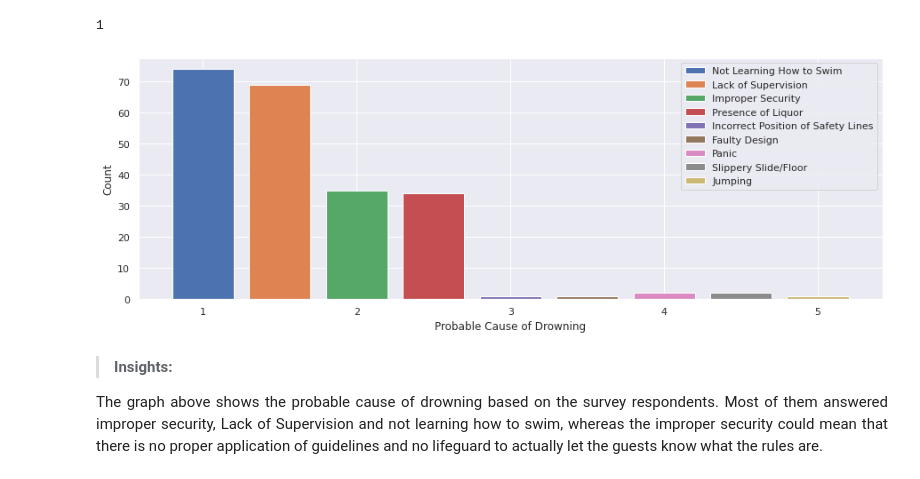
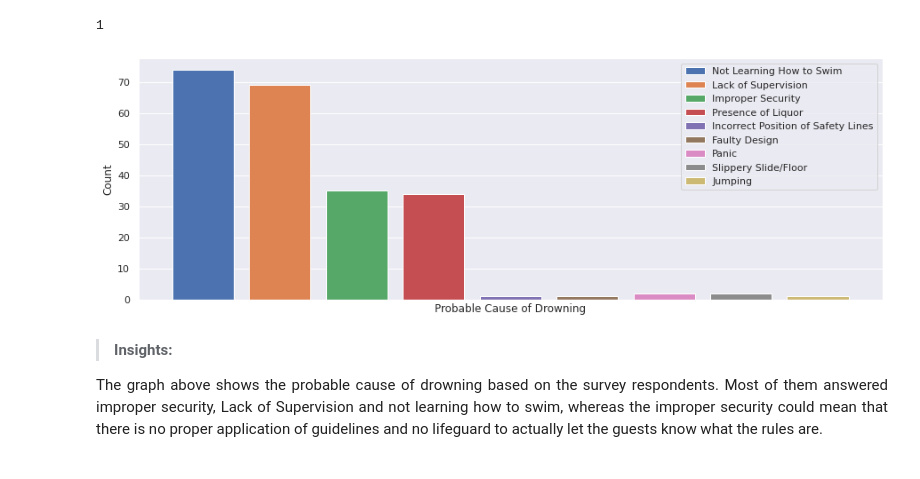
Before and after one commit to TiffanyHizon/-58022---CpE-AIDA-Lab, a Jupyter notebook: Data Analysis/58022_Data_Analysis_Buh_AI.ipynb, the cells around one changed output. Saved outputs shown, nothing was run; the diff lists cells and outputs as text; code cells hidden in the pictures.

```diff
--- a/Data Analysis/58022_Data_Analysis_Buh_AI.ipynb
+++ b/Data Analysis/58022_Data_Analysis_Buh_AI.ipynb
@@ -638,34 +642,35 @@ x_faultyDes = np.arange(len(x_faultyDes))
 
 x_panic =['Panic']
 x_panic = np.arange(len(x_panic))
 
 x_slipped =['Slippery Slide/Floor']
 x_slipped = np.arange(len(x_slipped))
 
 x_jump =['Jumping']
 x_jump = np.arange(len(x_jump))
 
 plt.bar(x_swim + 1, swim_sum, 0.4, label='Not Learning How to Swim')
 plt.bar(x_lack + 1.5, lack_sum, 0.4, label='Lack of Supervision')
 plt.bar(x_security + 2, security_sum, 0.4, label='Improper Security')
 plt.bar(x_liquor + 2.5, liquor_sum, 0.4, label='Presence of Liquor')
 plt.bar(x_safetyLines + 3, safetyLines_sum, 0.4, label='Incorrect Position of Safety Lines')
 plt.bar(x_faultyDes + 3.5, faultyDes_sum, 0.4, label='Faulty Design')
 plt.bar(x_panic + 4, panic_sum, 0.4, label='Panic')
 plt.bar(x_slipped + 4.5, slipped_sum, 0.4, label='Slippery Slide/Floor')
 plt.bar(x_jump + 5, jump_sum, 0.4, label='Jumping')
 
 plt.xlabel('Probable Cause of Drowning')
 plt.ylabel('Count')
 
 fig = plt.gcf()
 fig.set_size_inches(15, 5)
 
+plt.xticks([])
 plt.legend()
 plt.savefig('Q5.png', dpi=300)
 plt.show()
 # %% [output]
-[figure, old version]
+[figure, new version]
 # %% [markdown]
 >**Insights:**
 <p align = Justify> The graph above shows the probable cause of drowning based on the survey respondents. Most of them answered improper security, Lack of Supervision and not learning how to swim, whereas the improper security could mean that there is no proper application of guidelines and no lifeguard to actually let the guests know what the rules are. </p>
```
Also changed, not shown: parts of 10 cells of this notebook.
